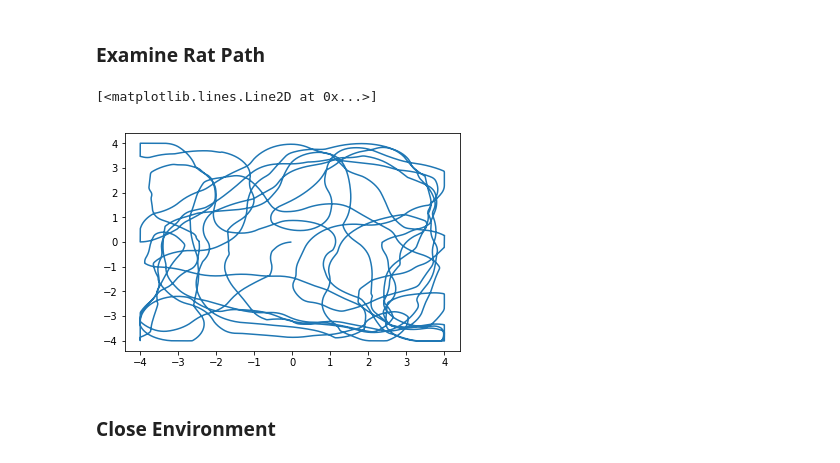
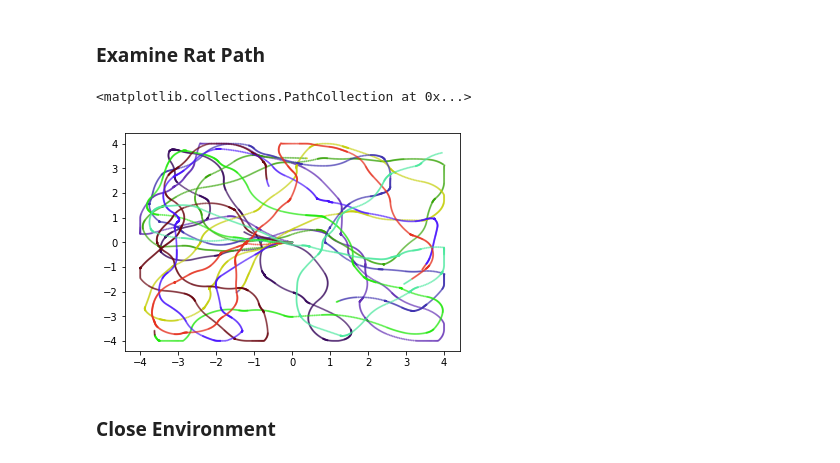
Before and after one commit to Unity-Technologies/rat-rnn, a Jupyter notebook: Rat.ipynb, the cells around one changed output. Cells and saved outputs as stored; diff of their text form; code cells hidden in the pictures.

Commit message:
Add multiple path segments

```diff
--- a/Rat.ipynb
+++ b/Rat.ipynb
@@ -50,11 +50,21 @@ x = np.array(x)
 z = np.array(z)
 # %% [markdown]
 ### Examine Rat Path
+# %%
+def create_colors(length=10000, segments=10):
+    c_list = []
+    for i in range(segments):
+        color = np.zeros([length//segments, 4])
+        color[:, 3] = 0.5
+        color[:, 0:3] = np.random.uniform(0, 1, size=[1, 3])
+        c_list.append(color)
+    c_list = np.reshape(c_list, [length, 4])
+    return c_list
 # %%
-plt.plot(x, z)
+plt.scatter(x, z, s=1, c=create_colors())
 # %% [output]
-[<matplotlib.lines.Line2D at 0x...>]
+<matplotlib.collections.PathCollection at 0x...>
-[figure, old version]
+[figure, new version]
 # %% [markdown]
 ### Close Environment
 # %%
```
Also changed, not shown: 7 other files.
